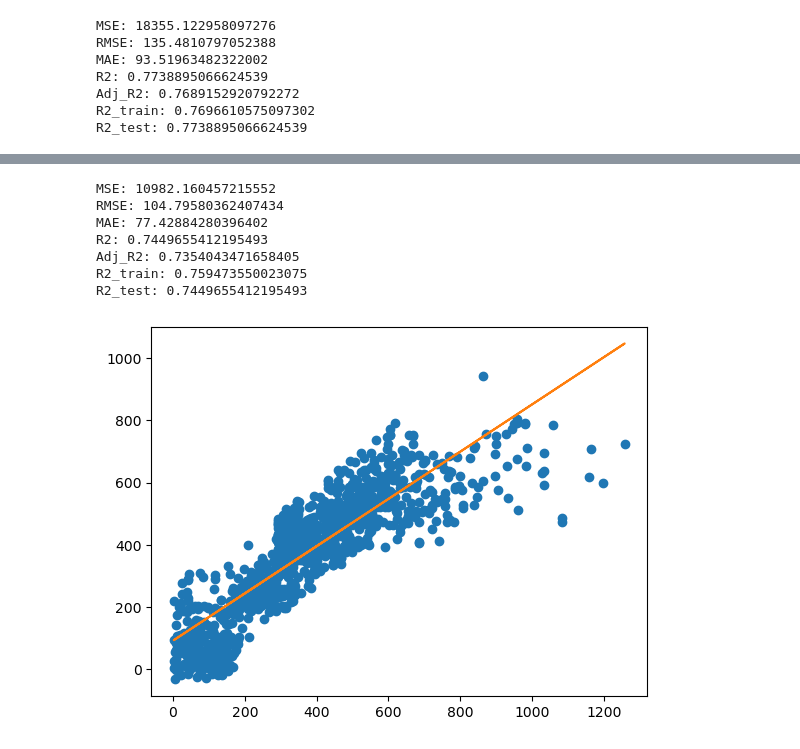
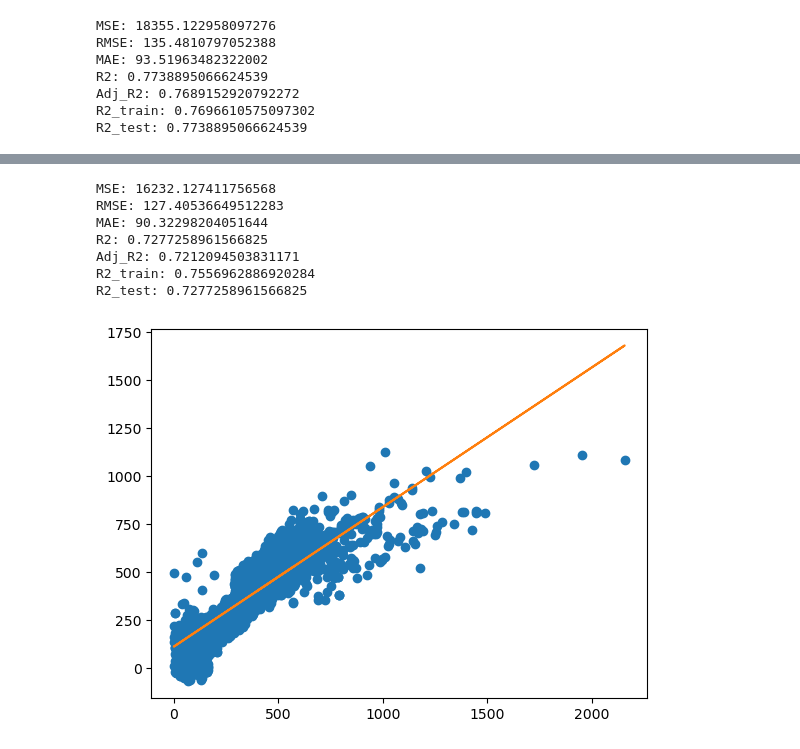
Before and after one commit to Frussen/ironhack_lab, a Jupyter notebook: Week 4 - Statistics/lab4.3.2_model_evaluation_and_improving_(iteration).ipynb, the cells around one changed output, grey strips where cells are left out. Cells and saved outputs as stored; diff of their text form; code cells hidden in the pictures.

```diff
--- a/Week 4 - Statistics/lab4.3.2_model_evaluation_and_improving_(iteration).ipynb
+++ b/Week 4 - Statistics/lab4.3.2_model_evaluation_and_improving_(iteration).ipynb
@@ -152,42 +156,42 @@ important_features
 
 from scipy import stats
 
-without_outliers = all_data[(np.abs(stats.zscore(all_data)) < 3).all(axis=1)]
+without_outliers = all_data[(np.abs(stats.zscore(all_data)) < 6).all(axis=1)]
 
 X = without_outliers.drop('total_claim_amount', axis=1)
 y = without_outliers['total_claim_amount']
 X_train, X_test, y_train, y_test = train_test_split(X, y, test_size=0.2, random_state=42)
 scaler = StandardScaler()
 scaler.fit(np.array(X_train))
 X_train_scaled = scaler.transform(np.array(X_train))
 lm = LinearRegression() # fit_intercept = True
 model = lm.fit(X_train_scaled,y_train)
 X_test_scaled = scaler.transform(np.array(X_test))
 y_pred = model.predict(X_test_scaled)
 residuals = np.array(y_test - y_pred)
 res_df = pd.DataFrame({'y_test':y_test, 'y_pred':y_pred, 'residual':residuals})
 plt.plot(y_test, y_pred, 'o')
 m, b = np.polyfit(y_test, y_pred, 1)
 plt.plot(y_test, m*y_test+b)
 
 R2=r2_score(y_test,y_pred)
 R2_test=model.score(X_test_scaled,y_test)
 R2_train=model.score(X_train_scaled,y_train)
 Adj_R2= 1 - (1-R2)*(len(y_test)-1)/(len(y_test)-X_test_scaled.shape[1]-1)
 
 print("MSE:", mse(y_test,y_pred))                # Mean Squared Error
 print("RMSE:", np.sqrt(mse(y_test,y_pred)))      # Root Mean Square Error
 print("MAE:", mae(y_test,y_pred))                # Mean Absolute Error
 print("R2:", R2)                                 # Coefficient of Determination (R2)
 print("Adj_R2:", Adj_R2)                         # Adjusted R2
 print("R2_train:", R2_train)                     # R2 Train
 print("R2_test:", R2_test)                       # R2 Test = R2
 # %% [output]
-MSE: 10982.160457215552
-RMSE: 104.79580362407434
-MAE: 77.42884280396402
-R2: 0.7449655412195493
-Adj_R2: 0.7354043471658405
-R2_train: 0.759473550023075
-R2_test: 0.7449655412195493
+MSE: 16232.127411756568
+RMSE: 127.40536649512283
+MAE: 90.32298204051644
+R2: 0.7277258961566825
+Adj_R2: 0.7212094503831171
+R2_train: 0.7556962886920284
+R2_test: 0.7277258961566825
-[figure, old version]
+[figure, new version]
```
Also changed, not shown: parts of 7 cells of this notebook, 2 other files.
